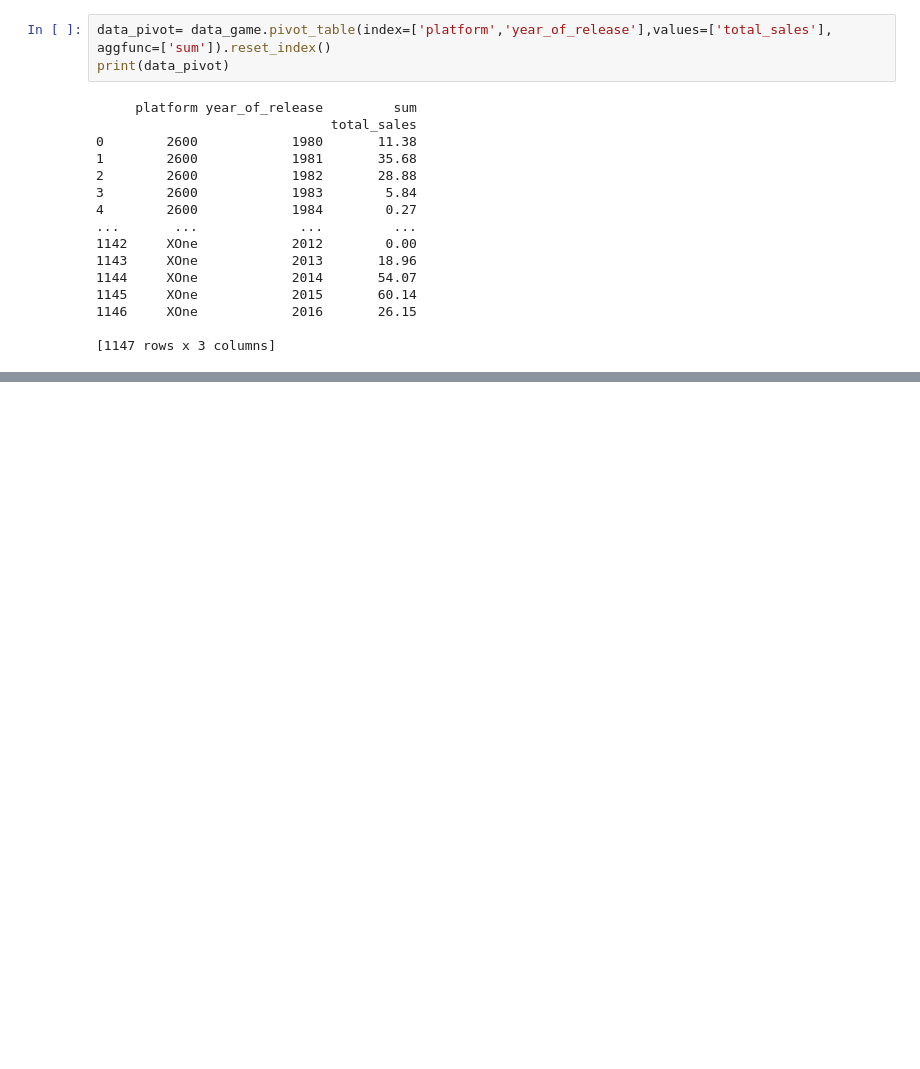
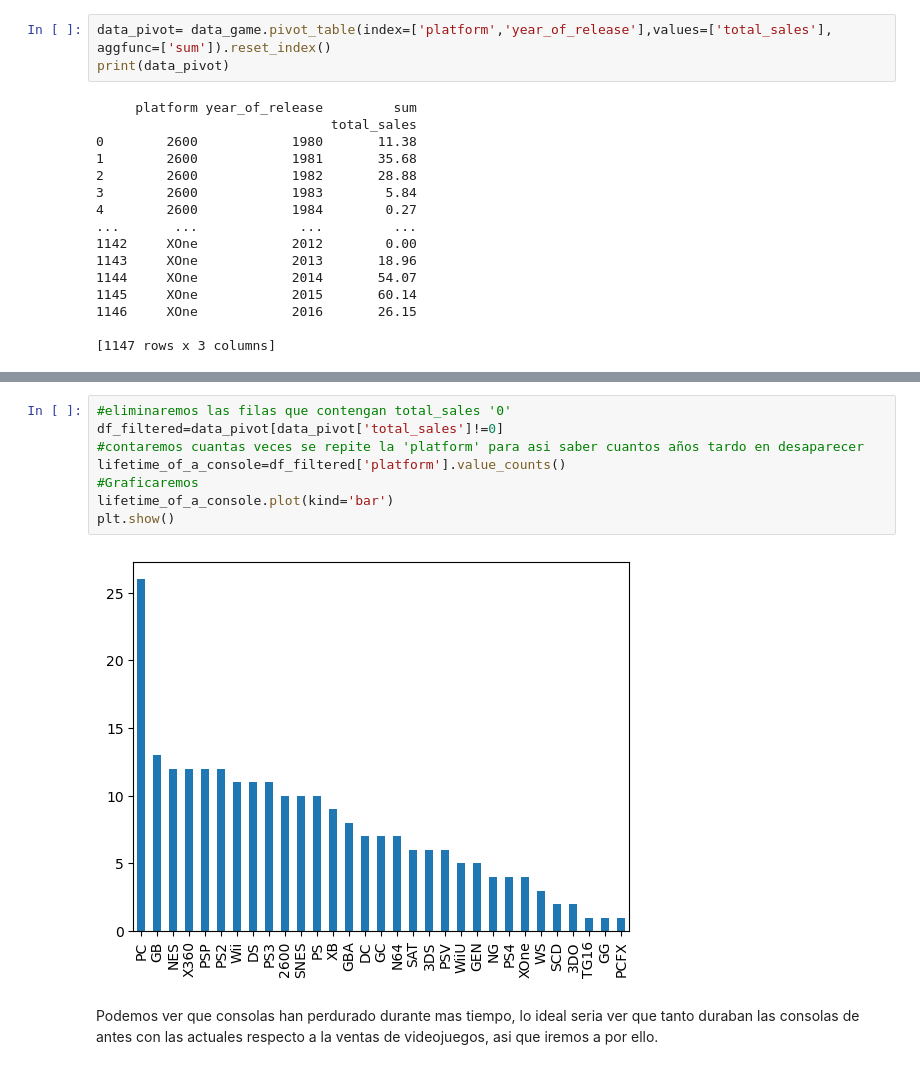
Before and after one commit to lautaroballesteros0926/notebok_sprint6, a Jupyter notebook: notebook.ipynb, the cells around one changed output, grey strips where cells are left out. Drawn from its saved outputs; the diff is of its cells as text; blank space fills up the shorter version.

```diff
--- a/notebook.ipynb
+++ b/notebook.ipynb
@@ -328,0 +339,12 @@ plt.show()
+# %%
+#eliminaremos las filas que contengan total_sales '0'
+df_filtered=data_pivot[data_pivot['total_sales']!=0]
+#contaremos cuantas veces se repite la 'platform' para asi saber cuantos años tardo en desaparecer
+lifetime_of_a_console=df_filtered['platform'].value_counts()
+#Graficaremos
+lifetime_of_a_console.plot(kind='bar')
+plt.show()
+# %% [output]
+[figure, added]
+# %% [markdown]
+Podemos ver que consolas han perdurado durante mas tiempo, lo ideal seria ver que tanto duraban las consolas de antes con las actuales respecto a la ventas de videojuegos, asi que iremos a por ello.
```
Also changed, not shown: parts of 10 cells of this notebook.
